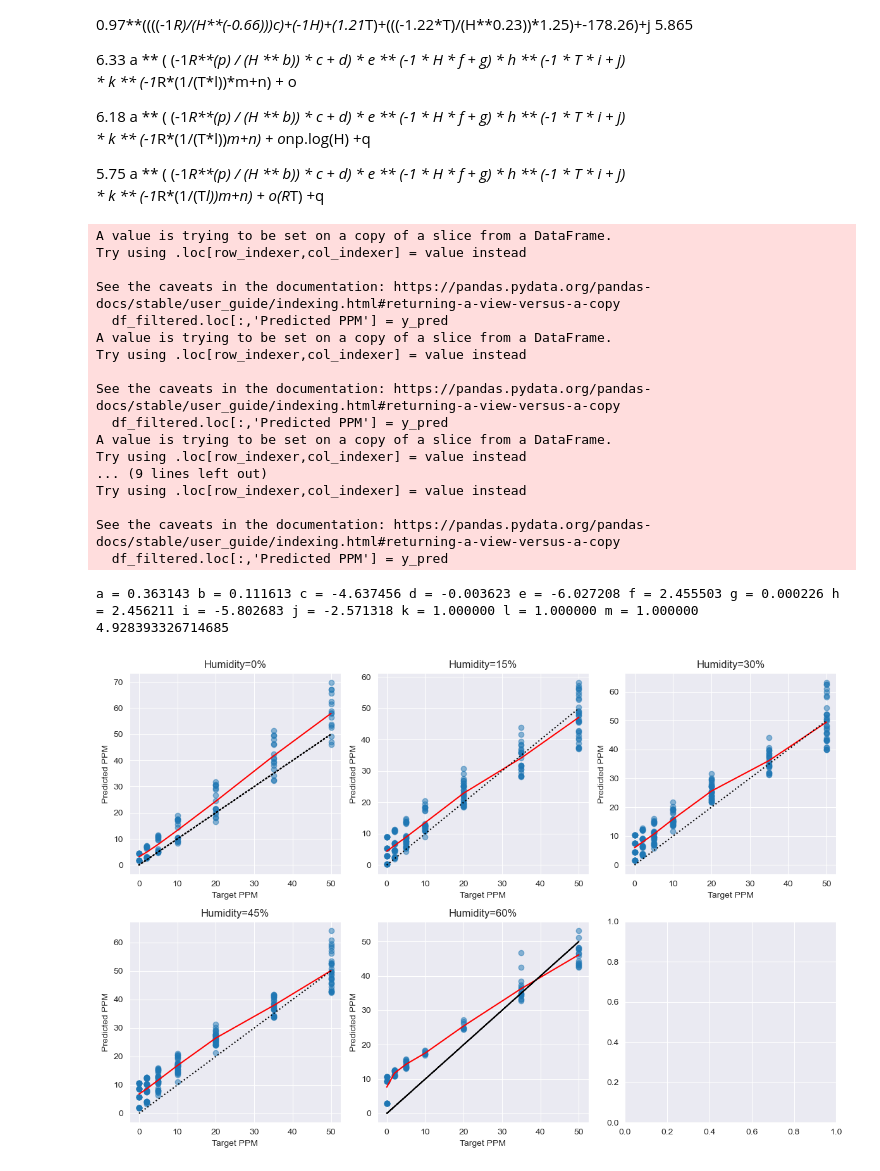
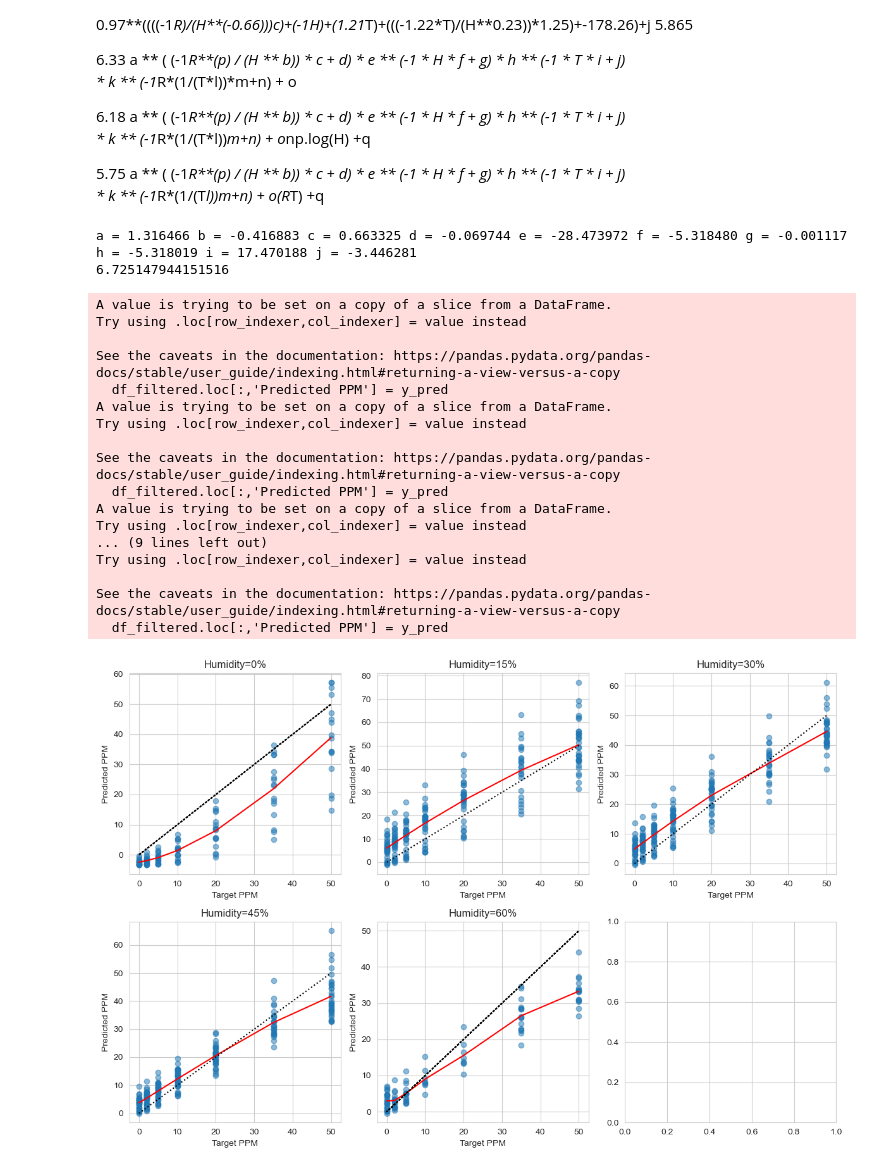
Before and after one commit to Coopsims/MethaneDataScience, a Jupyter notebook: Old Files/Equation Generation.ipynb, the cells around one changed output. Cells and saved outputs as stored; diff of their text form; code cells hidden in the pictures.

```diff
--- a/Old Files/Equation Generation.ipynb
+++ b/Old Files/Equation Generation.ipynb
@@ -15,7 +15,7 @@ import numpy as np
 import matplotlib.pyplot as plt
 # %%
 # Load data from CSV file
-file2 = pd.read_csv("./../Output/FullVOMatrix.csv")
+file2 = pd.read_csv("./../Output/FullVrefMatrix.csv")
 # Extract the columns from the data
 #file2=file2[file2['Target PPM']<=500]
 
@@ -114,22 +114,23 @@ from numpy import log
 
 
 # a ** ( (-1*R**(b) * (H ** c)) * d + e) * f ** (-1 * H * g + h) * i ** (-1 * T * j + k) * l ** (-1*R*(1/(T*m))*n+o) +p
-def funkEQ(X, a,b,c,d,e,f,g,h,i,j,k,l,m):
+def funkEQ(X, a,b,c,d,e,f,g,h,i,j):
     R, H, T = X
     with np.errstate(over='ignore'):
         stuff= a ** ((((-1 * R) / (H ** b)) * c) + (-1 * H * d) + (-1 * T * e) + (((-1 * T*f) / (H ** g)) * h) + i) + j
     return stuff
 
-#p0 = [1] * 10
-p0 = [0.711201, 0.071861, -14.961631, 0.000950, -5.994732, 2.459324, -0.000266, 2.459146, -16.168544, -1.855425,1,1,1]
+p0 = [1] * 10
+#p0 = [0.711201, 0.071861, -14.961631, 0.000950, -5.994732, 2.459324, -0.000266, 2.459146, -16.168544, -1.855425,1,1,1]
 
 def residual(params, X, y):
     return np.sum((y - funkEQ(X, *params))**2)
 
 # Perform curve fitting using the funct function, xDataResistance, and yDataTargetPPM data
 # Set the maximum number of function evaluations to 1000000
+X_train, X_test, y_train, y_test = train_test_split(X, y, test_size=0.1)
 
-popt, pcov = sc.curve_fit(funkEQ, (xDataResistance, xDataAH, xDataTemp), yDataTargetPPM, p0, maxfev=1000000)
+popt, pcov = sc.curve_fit(funkEQ, (X_train['Resistance'], X_train['ActualHumidity'], X_train['Temperature']), y_train, p0, maxfev=1000000)
 
 param_names = ['a', 'b', 'c', 'd', 'e', 'f', 'g', 'h', 'i', 'j', 'k', 'l','m','n','o','p','q','r','s','t','u','v','w']
 print(' '.join(f'{name} = {value:.6f}' for name, value in zip(param_names, popt)))
@@ -139,12 +140,11 @@ print(' '.join(f'{name} = {value:.6f}' for name, value in zip(param_names, popt)
 # Getting RMSE of Equation
 #########
 
-R_test = xDataResistance
-H_test = xDataRH
-T_test = xDataTemp
-y_test = yDataTargetPPM
+R_test = X_test['Resistance']
+H_test = X_test['ActualHumidity']
+T_test = X_test['Temperature']
 # Generate the predictions using the optimized parameters and the input data
-y_pred = funkEQ((R_test, xDataAH, T_test), *popt)
+y_pred = funkEQ((R_test, H_test, T_test), *popt)
 
 # Calculate the mean squared error
 testVal = mean_squared_error(y_test, y_pred, squared=False)
@@ -171,7 +171,7 @@ def predict_std(X, popt, perr):
     return np.sqrt(np.sum((jac * perr) ** 2, axis=1))
 
 # Compute the 95% confidence intervals for the predicted values
-predict_std_val = predict_std((R_test, xDataAH, T_test), popt, perr)
+predict_std_val = predict_std((R_test, H_test, T_test), popt, perr)
 conf_int_lower = y_pred - t_val * predict_std_val
 conf_int_upper = y_pred + t_val * predict_std_val
 
@@ -187,53 +187,53 @@ for i, H in enumerate(humidity_values):
     # Filter the data for the given humidity value
     mask = (file2['RelativeHumidity'] >= H - 5) & (file2['RelativeHumidity'] <= H + 5)
     df_filtered = file2.loc[mask]
 
     xDataResistance1 = df_filtered.loc[:, 'Resistance']
     xDataRH1 = df_filtered.loc[:, 'RelativeHumidity']
     xDataTemp1 = df_filtered.loc[:,'Temperature']
     yDataTargetPPM1 = df_filtered.loc[:, 'Target PPM']
     xDataAH1 = df_filtered.loc[:, 'ActualHumidity']
 
     y_pred = funkEQ((xDataResistance1, xDataAH1, xDataTemp1), *popt)
     df_filtered.loc[:,'Predicted PPM'] = y_pred
 
     # Create a scatter plot
     sc = axs[i].scatter(yDataTargetPPM1, y_pred, alpha=.5)
 
     # Calculate mean prediction for each target PPM and plot it
     mean_pred_per_target_ppm = df_filtered.groupby('Target PPM')['Predicted PPM'].mean()
     axs[i].plot(mean_pred_per_target_ppm.index, mean_pred_per_target_ppm.values, color='r')
 
     # Add a linear dotted line
     axs[i].plot(yDataTargetPPM1, yDataTargetPPM1, 'k:')
 
     axs[i].set_xlabel('Target PPM')
     axs[i].set_ylabel('Predicted PPM')
     axs[i].set_title(f'Humidity={H}%')
 
 plt.tight_layout()  # Adjust layout to prevent overlapping
 plt.show()
 # %% [output]
-A value is trying to be set on a copy of a slice from a DataFrame.
-Try using .loc[row_indexer,col_indexer] = value instead
-
-See the caveats in the documentation: https://pandas.pydata.org/pandas-docs/stable/user_guide/indexing.html#returning-a-view-versus-a-copy
-  df_filtered.loc[:,'Predicted PPM'] = y_pred
-A value is trying to be set on a copy of a slice from a DataFrame.
-Try using .loc[row_indexer,col_indexer] = value instead
-
-See the caveats in the documentation: https://pandas.pydata.org/pandas-docs/stable/user_guide/indexing.html#returning-a-view-versus-a-copy
-  df_filtered.loc[:,'Predicted PPM'] = y_pred
-A value is trying to be set on a copy of a slice from a DataFrame.
-Try using .loc[row_indexer,col_indexer] = value instead
-... (9 lines left out)
-Try using .loc[row_indexer,col_indexer] = value instead
-
-See the caveats in the documentation: https://pandas.pydata.org/pandas-docs/stable/user_guide/indexing.html#returning-a-view-versus-a-copy
-  df_filtered.loc[:,'Predicted PPM'] = y_pred
+a = 1.316466 b = -0.416883 c = 0.663325 d = -0.069744 e = -28.473972 f = -5.318480 g = -0.001117 h = -5.318019 i = 17.470188 j = -3.446281
+6.725147944151516
-a = 0.363143 b = 0.111613 c = -4.637456 d = -0.003623 e = -6.027208 f = 2.455503 g = 0.000226 h = 2.456211 i = -5.802683 j = -2.571318 k = 1.000000 l = 1.000000 m = 1.000000
-4.928393326714685
+A value is trying to be set on a copy of a slice from a DataFrame.
+Try using .loc[row_indexer,col_indexer] = value instead
+
+See the caveats in the documentation: https://pandas.pydata.org/pandas-docs/stable/user_guide/indexing.html#returning-a-view-versus-a-copy
+  df_filtered.loc[:,'Predicted PPM'] = y_pred
+A value is trying to be set on a copy of a slice from a DataFrame.
+Try using .loc[row_indexer,col_indexer] = value instead
+
+See the caveats in the documentation: https://pandas.pydata.org/pandas-docs/stable/user_guide/indexing.html#returning-a-view-versus-a-copy
+  df_filtered.loc[:,'Predicted PPM'] = y_pred
+A value is trying to be set on a copy of a slice from a DataFrame.
+Try using .loc[row_indexer,col_indexer] = value instead
+... (9 lines left out)
+Try using .loc[row_indexer,col_indexer] = value instead
+
+See the caveats in the documentation: https://pandas.pydata.org/pandas-docs/stable/user_guide/indexing.html#returning-a-view-versus-a-copy
+  df_filtered.loc[:,'Predicted PPM'] = y_pred
-[figure, old version]
+[figure, new version]
 # %%
 # Extract the X values for the curve fitting
 X_values = (xDataResistance, xDataAH, xDataTemp)
```
Also changed, not shown: parts of 4 cells of this notebook, 11 other files.
